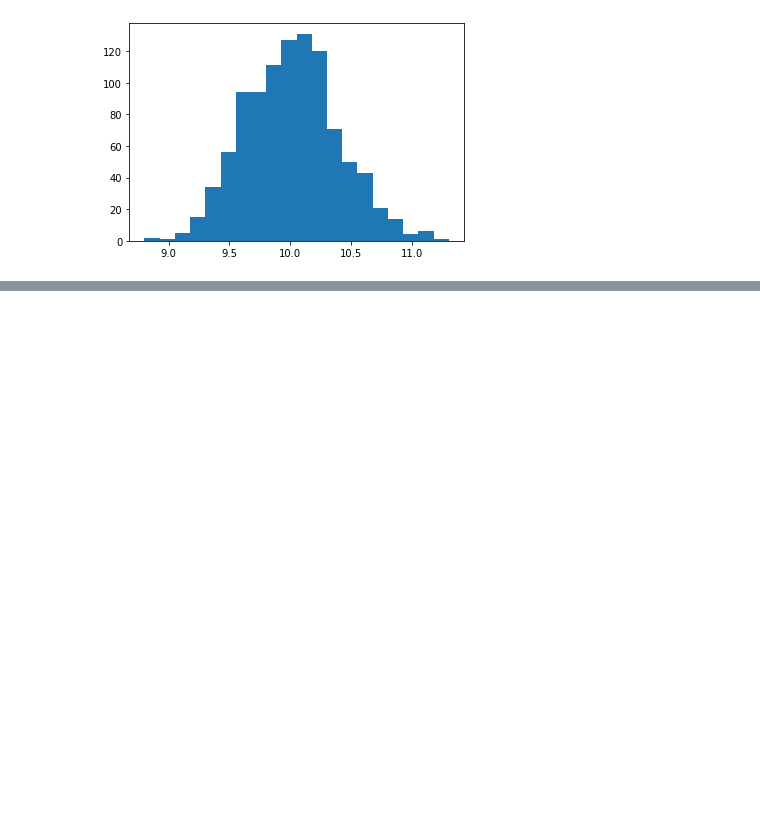
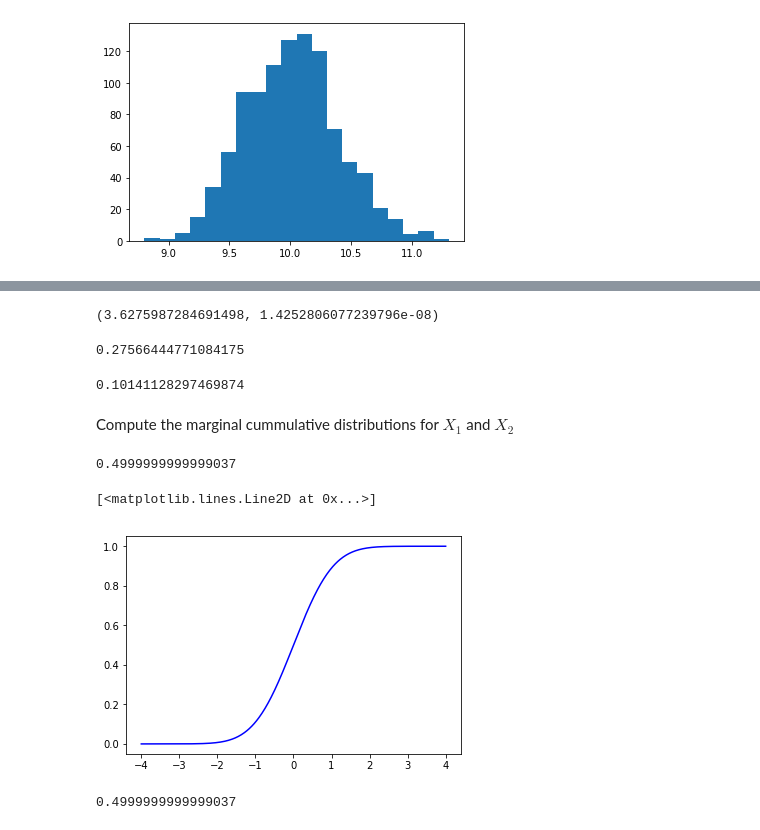
Before and after one commit to virgilpierce/MATH_351, a Jupyter notebook: Testing.ipynb, the cells around one changed output, grey strips where cells are left out. Saved outputs shown, nothing was run; the diff lists cells and outputs as text; code cells hidden in the pictures; blank space fills up the shorter version.

```diff
--- a/Testing.ipynb
+++ b/Testing.ipynb
@@ -58,0 +70,33 @@ plt.hist(result, bins=20);
+# %%
+scipy.integrate.dblquad(lambda x1, x2: np.exp(-x1**2 - x2**2 + x1*x2), -20, 20, lambda x2: -20, lambda x2: 20)
+# %% [output]
+(3.6275987284691498, 1.4252806077239796e-08)
+# %%
+C = 1/3.6275987284691498
+C
+# %% [output]
+0.27566444771084175
+# %%
+f = lambda x1, x2: C*np.exp(-x1**2-x2**2 + x1*x2)
+f(1, 1)
+# %% [output]
+0.10141128297469874
+# %% [markdown]
+Compute the marginal cummulative distributions for $ X_1$ and $X_2$
+# %%
+FX1 = lambda X1: scipy.integrate.dblquad(f, -20, X1, lambda x2: -20, lambda x2: 20)[0]
+FX1(0)
+# %% [output]
+0.4999999999999037
+# %%
+xx1 = np.linspace(-4, 4, 500)
+yy1 = [FX1(xx) for xx in xx1]
+plt.plot(xx1, yy1, 'b-')
+# %% [output]
+[<matplotlib.lines.Line2D at 0x...>]
+[figure, added]
+# %%
+FX2 = lambda X2: scipy.integrate.dblquad(f, -20, X2, lambda x1: -20, lambda x1: 20 )[0]
+FX2(0)
+# %% [output]
+0.4999999999999037
```
Also changed, not shown: parts of 20 cells of this notebook.
